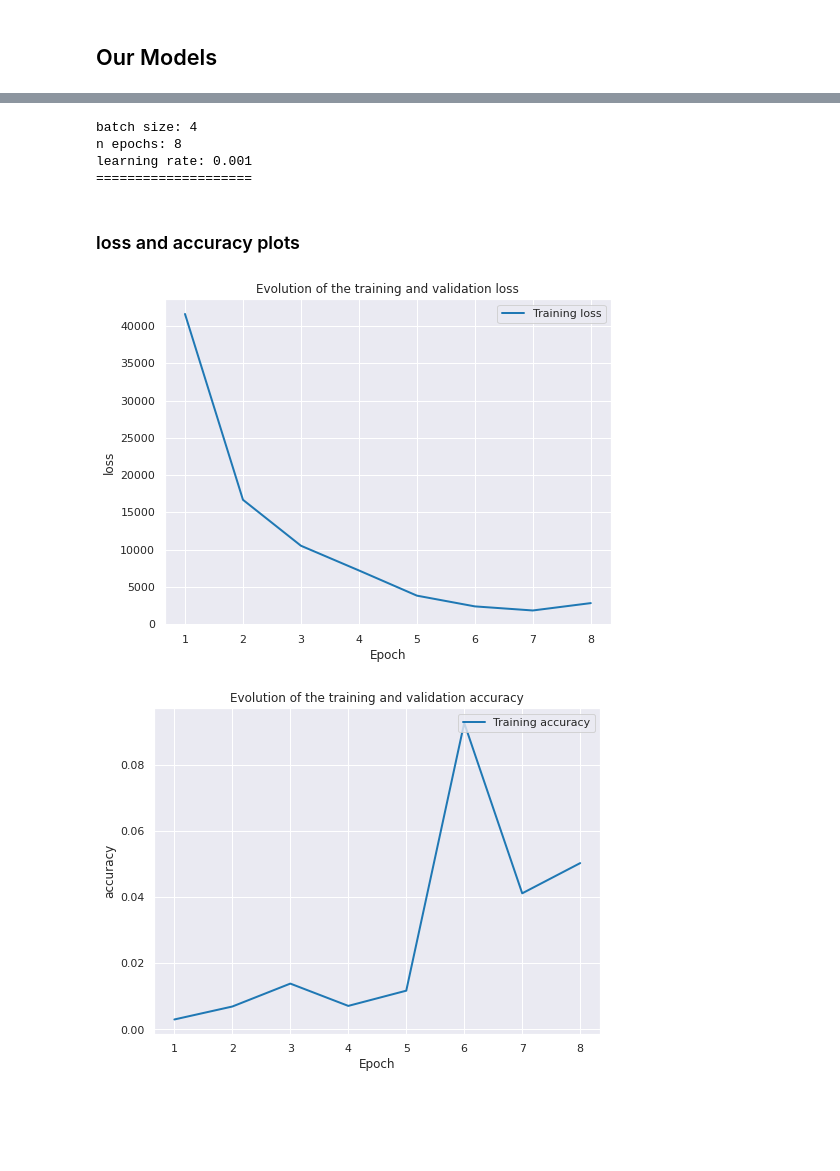
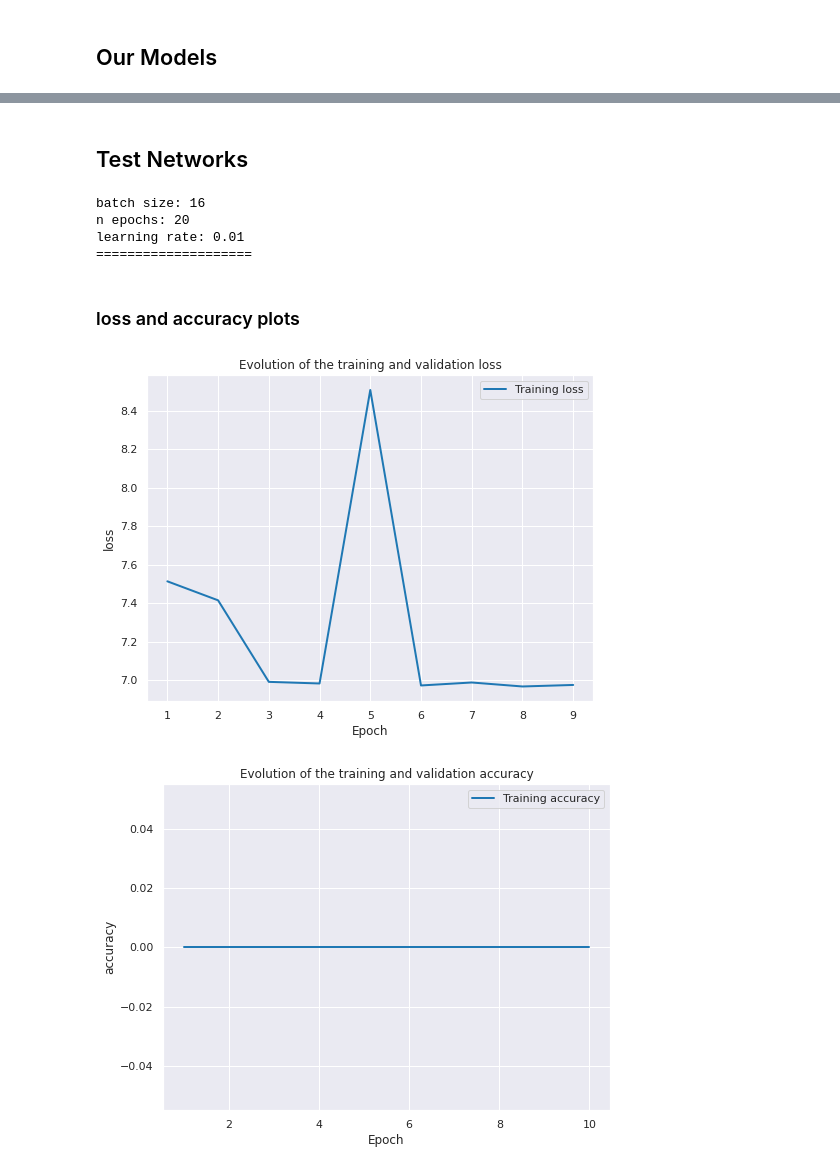
Before and after one commit to MElena14/COMP341, a Jupyter notebook: assignment1.ipynb, the cells around one changed output, grey strips where cells are left out. Drawn from its saved outputs; the diff is of its cells as text; code cells hidden in the pictures; blank space fills up the shorter version.

```diff
--- a/assignment1.ipynb
+++ b/assignment1.ipynb
@@ -315,23 +321,23 @@ class ConvNN(nn.Module):
 class ResNetBlock(nn.Module):
     def __init__(self, depth_in, activation_func, depth_out=-1):
         super().__init__()
+        self.downSampleResidul = True
         if depth_out == -1:
             depth_out = depth_in
-        else:
-            self.downSampleResidul = True
+            self.downSampleResidul = False
 
         self.resBlock = nn.Sequential(
             nn.BatchNorm2d(depth_in),
-            activation_func(),
+            activation_func(inplace=True),
             nn.Conv2d(depth_in, depth_out, kernel_size=3, padding=1, stride=1 if not self.downSampleResidul else 2, bias=False),
             nn.BatchNorm2d(depth_out),
-            activation_func(),
+            activation_func(inplace=True),
             nn.Conv2d(depth_out, depth_out, kernel_size=3, padding=1, bias=False)
         )
 
         self.downsampleRes = nn.Sequential(
             nn.BatchNorm2d(depth_in),
-            activation_func(),
+            activation_func(inplace=True),
             nn.Conv2d(depth_in, depth_out, kernel_size=1, stride=2, bias=False)
         )
 
@@ -392,22 +407,43 @@ class DeepConvNN(nn.Module):
+# %%
+import torchvision.models as models
+def get_pre_trained_model():
+    model = models.resnet18(pretrained=True)
+    model.fc = nn.Linear(512, 5)
+    return model
+# %% [markdown]
+## Test Networks
 # %%
-network = 'DeepConv' # choices are 'DeepConv' or 'Conv'
+network = 'DeepResNet' # choices are 'DeepResNet' or 'Conv'
+mode = 'train' # choices are 'pretrain' or 'train'
 
-if network == 'DeepConv':
+torch.cuda.empty_cache()
+
+if network == 'DeepResNet':
   resize = None # (1047, 1047)
-  BATCH_SIZE = 4
-  EPOCHS = 8
-  LEARNING_RATE = 0.001
-  nnet = DeepConvNN()
+  BATCH_SIZE = 16
+  EPOCHS = 20
+  LEARNING_RATE = 0.01
+  nnet = DeepGraspResNet(mode=mode)
+  if mode == 'pretrain':
+    resize = (1024, 1024)
+    EPOCHS = 10
+  # nnet = nn.DistributedDataParallel(nnet)
+  # device = torch.device("cuda" if torch.cuda.is_available() else "cpu")
 elif network == 'Conv':
   resize = None
   BATCH_SIZE = 4
   EPOCHS = 8
   LEARNING_RATE = 0.001
   nnet = ConvNN()
+elif network == 'PreTrainedResNet':
+  nnet = get_pre_trained_model()
+  BATCH_SIZE = 8
+  EPOCHS = 30
+  LEARNING_RATE = 0.000001
 
-train_loss, train_acc = train(nnet, BATCH_SIZE, EPOCHS, LEARNING_RATE, resize=resize)
+train_loss, train_acc = train(nnet, BATCH_SIZE, EPOCHS, LEARNING_RATE, resize=resize, mode=mode)
 # %% [output]
-batch size: 4
-n epochs: 8
-learning rate: 0.001
+batch size: 16
+n epochs: 20
+learning rate: 0.01
 ====================
@@ -414,8 +458,8 @@ learning rate: 0.001
 # %% [markdown]
 ### loss and accuracy plots
 # %%
-plot_epochs(train_loss)
+plot_epochs(train_loss[1:])
 plot_epochs(train_acc, plotType="accuracy")
 # %% [output]
-[figure, old version]
+[figure, new version]
-[figure, old version]
+[figure, new version]
```
Also changed, not shown: parts of 18 cells of this notebook, 2 other files.
